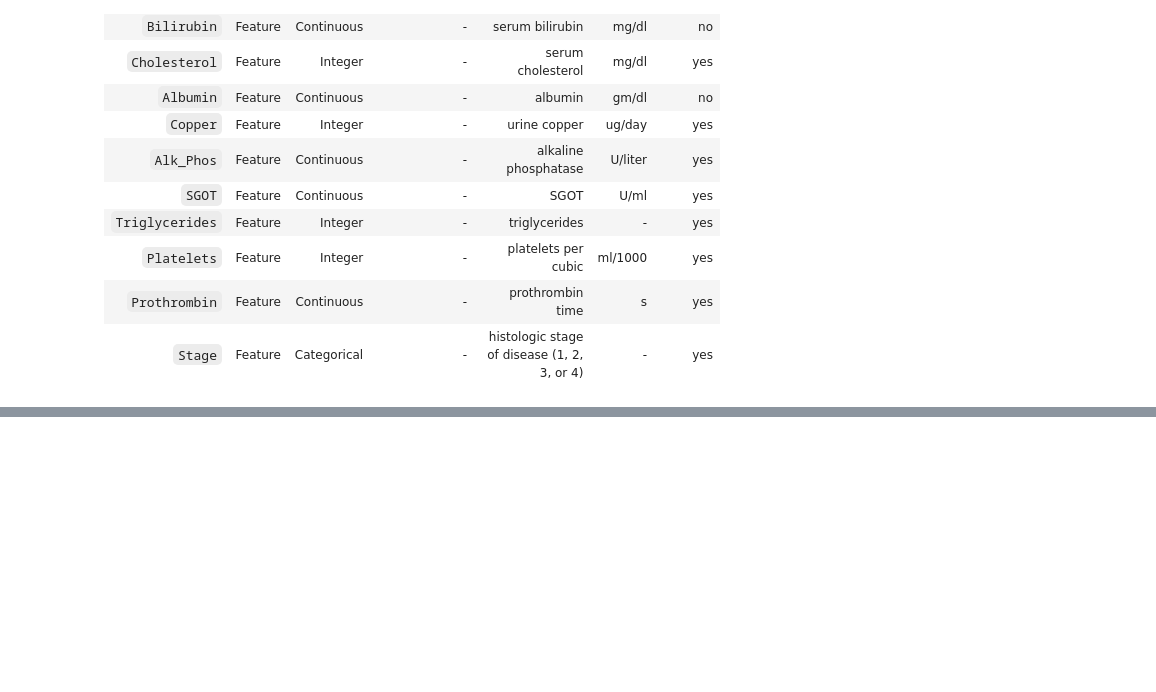
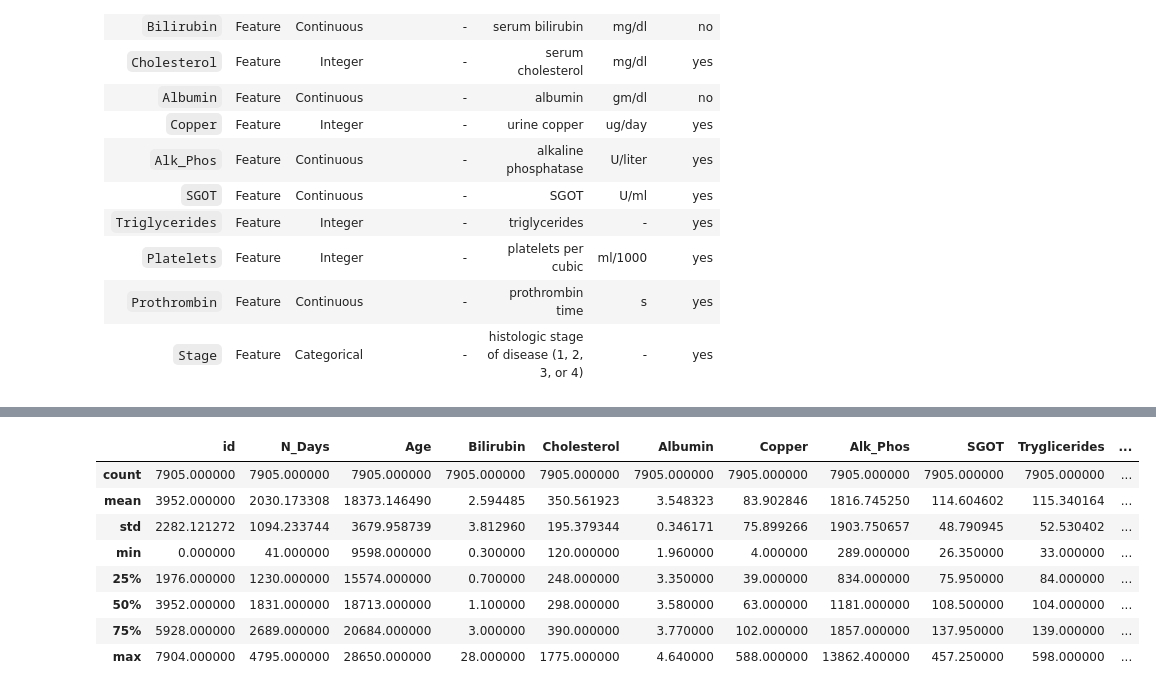
Before and after one commit to MSWinds/MultiClassCirrhosisPrognosis, a Jupyter notebook: data_exp.ipynb, the cells around one changed output, grey strips where cells are left out. Drawn from its saved outputs; the diff is of its cells as text; code cells hidden in the pictures; blank space fills up the shorter version.

```diff
--- a/data_exp.ipynb
+++ b/data_exp.ipynb
@@ -66,0 +47,12 @@ pandas.value_counts is deprecated and will be removed in a future version. Use p
+# %%
+train.describe()
+# %% [output]
+|  | id | N_Days | Age | Bilirubin | Cholesterol | Albumin | Copper | Alk_Phos | SGOT | Tryglicerides | ... |
+| count | 7905.000000 | 7905.000000 | 7905.000000 | 7905.000000 | 7905.000000 | 7905.000000 | 7905.000000 | 7905.000000 | 7905.000000 | 7905.000000 | ... |
+| mean | 3952.000000 | 2030.173308 | 18373.146490 | 2.594485 | 350.561923 | 3.548323 | 83.902846 | 1816.745250 | 114.604602 | 115.340164 | ... |
+| std | 2282.121272 | 1094.233744 | 3679.958739 | 3.812960 | 195.379344 | 0.346171 | 75.899266 | 1903.750657 | 48.790945 | 52.530402 | ... |
+| min | 0.000000 | 41.000000 | 9598.000000 | 0.300000 | 120.000000 | 1.960000 | 4.000000 | 289.000000 | 26.350000 | 33.000000 | ... |
+| 25% | 1976.000000 | 1230.000000 | 15574.000000 | 0.700000 | 248.000000 | 3.350000 | 39.000000 | 834.000000 | 75.950000 | 84.000000 | ... |
+| 50% | 3952.000000 | 1831.000000 | 18713.000000 | 1.100000 | 298.000000 | 3.580000 | 63.000000 | 1181.000000 | 108.500000 | 104.000000 | ... |
+| 75% | 5928.000000 | 2689.000000 | 20684.000000 | 3.000000 | 390.000000 | 3.770000 | 102.000000 | 1857.000000 | 137.950000 | 139.000000 | ... |
+| max | 7904.000000 | 4795.000000 | 28650.000000 | 28.000000 | 1775.000000 | 4.640000 | 588.000000 | 13862.400000 | 457.250000 | 598.000000 | ... |
```
Also changed, not shown: parts of 11 cells of this notebook, 2 other files.
